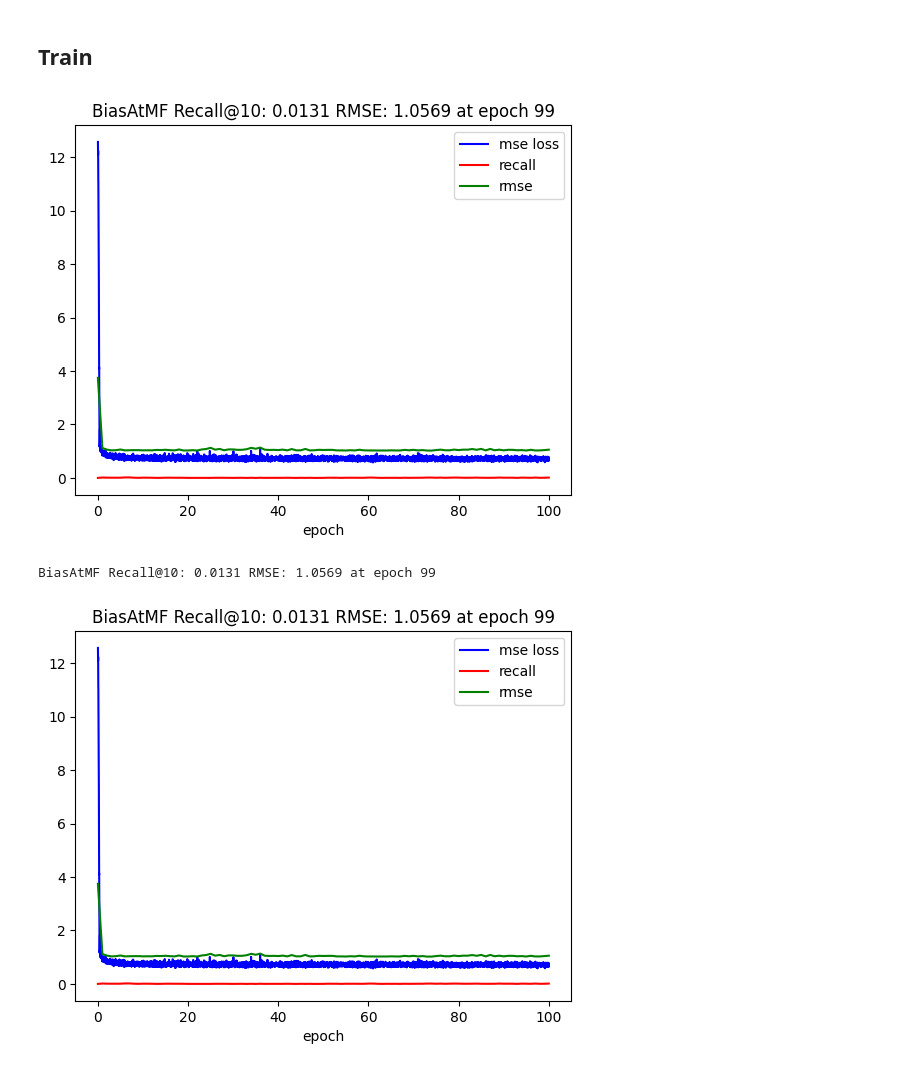
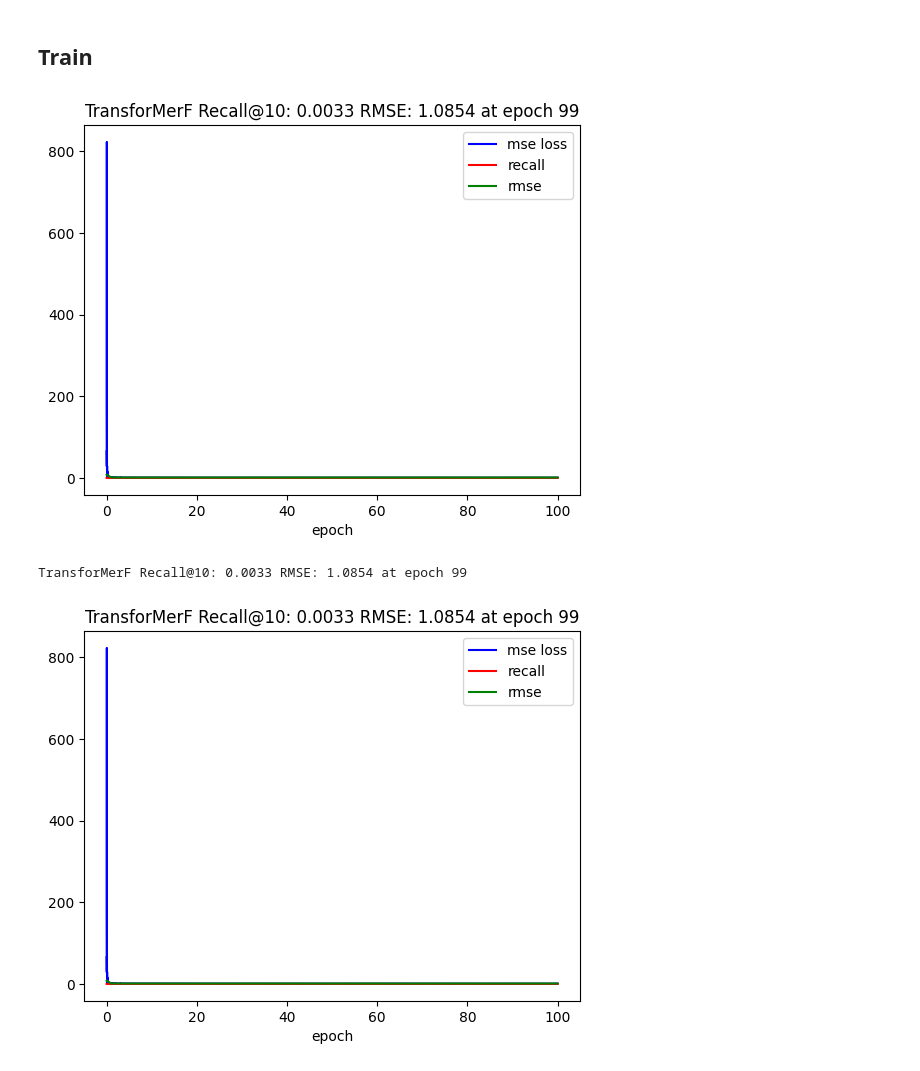
Before and after one commit to donglinkang2021/LKGCN, a Jupyter notebook: new_model_MSE.ipynb, the cells around one changed output. Cells and saved outputs as stored; diff of their text form; code cells hidden in the pictures.

Commit message:
modify transformerf

```diff
--- a/new_model_MSE.ipynb
+++ b/new_model_MSE.ipynb
@@ -17,10 +17,10 @@ len(train_loader)
 # %% [markdown]
 ## Model Config
 # %%
-from gcn.attention import BiasAtMF
+from gcn.transformerf import TransforMerF
 device = "cuda" if torch.cuda.is_available() else "cpu"
 n_factors = 64
-model = BiasAtMF(num_users, num_items, n_factors)
+model = TransforMerF(num_users, num_items, n_factors)
 model.to(device)
 learning_rate, weight_decay = 0.01, 1e-5
 optimizer = torch.optim.Adam(model.parameters(), lr = learning_rate, weight_decay=weight_decay)
@@ -82,37 +82,37 @@ for epoch in range(num_epochs):
         recall = evaluate_ranking(
             model,
             test_candidates,
             train_candidates,
             num_users,
             num_items,
             top_k = topk
         )
         recall_list.append(recall)
         rmse = evaluate_rating(
             model,
             users_test,
             items_test,
             ratings_test
         )
         rmse_list.append(rmse)
         epoch_list.append(epoch+1)
 
 
     ani.clear()
     ani.ax.plot(train_epoch_perc, train_loss, color='b', label='mse loss')
     ani.ax.plot(epoch_list, recall_list, color='r', label='recall')
     ani.ax.plot(epoch_list, rmse_list, color='g', label='rmse')
     ani.ax.set_xlabel('epoch')
     ani.ax.legend()
-    ani.ax.set_title(f'BiasAtMF Recall@{topk}: {recall_list[-1]:.4f} RMSE: {rmse_list[-1]:.4f} at epoch {epoch}')
+    ani.ax.set_title(f'TransforMerF Recall@{topk}: {recall_list[-1]:.4f} RMSE: {rmse_list[-1]:.4f} at epoch {epoch}')
     ani.render()
 
-    print(f'BiasAtMF Recall@{topk}: {recall_list[-1]:.4f} RMSE: {rmse_list[-1]:.4f} at epoch {epoch}')
+    print(f'TransforMerF Recall@{topk}: {recall_list[-1]:.4f} RMSE: {rmse_list[-1]:.4f} at epoch {epoch}')
 
 ani.close()
 # %% [output]
-[figure, old version]
+[figure, new version]
-BiasAtMF Recall@10: 0.0131 RMSE: 1.0569 at epoch 99
+TransforMerF Recall@10: 0.0033 RMSE: 1.0854 at epoch 99
 # %%
 import matplotlib.pyplot as plt
 plt.plot(train_epoch_perc, train_loss, color='b', label='mse loss')
@@ -120,11 +120,11 @@ plt.plot(epoch_list, recall_list, color='r', label='recall')
 plt.plot(epoch_list, rmse_list, color='g', label='rmse')
 plt.xlabel("epoch")
 plt.legend()
-plt.title(f'BiasAtMF Recall@{topk}: {recall_list[-1]:.4f} RMSE: {rmse_list[-1]:.4f} at epoch {epoch}')
-plt.savefig(f'./images/BiasAtMF Embed_dim: {n_factors} Recall@{topk}: {recall_list[-1]:.4f} RMSE: {rmse_list[-1]:.4f} at epoch {epoch}.png')
+plt.title(f'TransforMerF Recall@{topk}: {recall_list[-1]:.4f} RMSE: {rmse_list[-1]:.4f} at epoch {epoch}')
+plt.savefig(f'./images/TransforMerF Embed_dim: {n_factors} Recall@{topk}: {recall_list[-1]:.4f} RMSE: {rmse_list[-1]:.4f} at epoch {epoch}.png')
 plt.show()
 # %% [output]
-[figure, old version]
+[figure, new version]
 # %%
 recall_list
 # %% [output]
```
Also changed, not shown: parts of 3 cells of this notebook, 4 other files.
